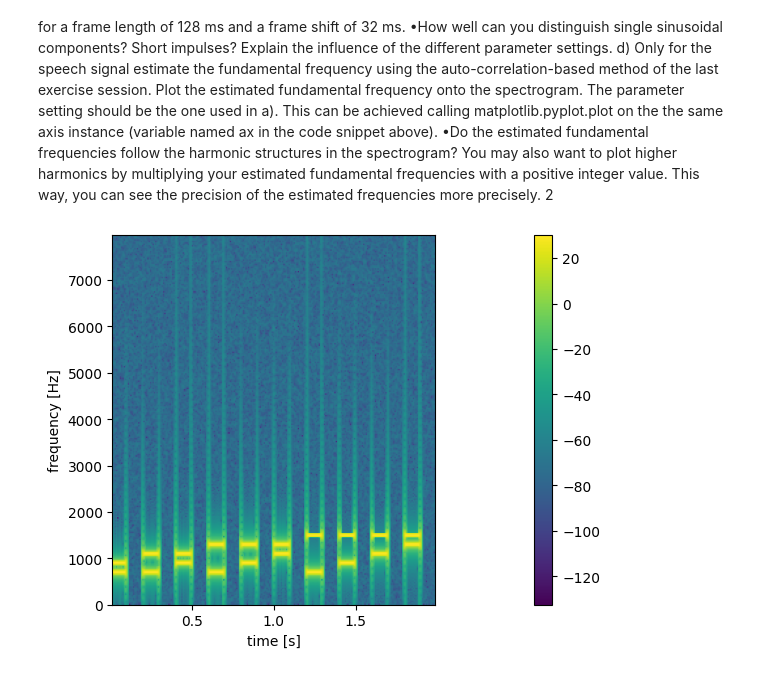
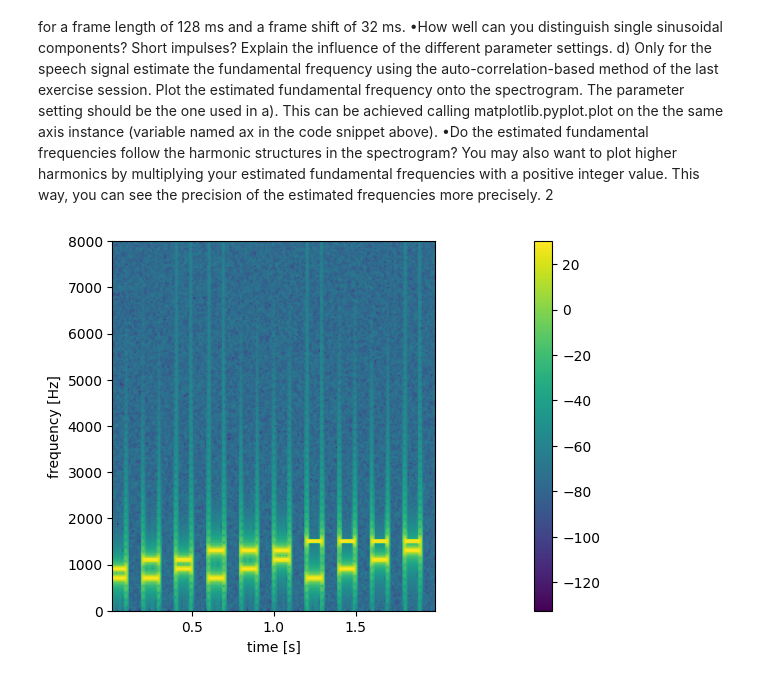
Before and after one commit to leorehm/ssv, a Jupyter notebook: Exercise2/exercise2.ipynb, the cells around one changed output. Saved outputs shown, nothing was run; the diff lists cells and outputs as text; code cells hidden in the pictures.

```diff
--- a/Exercise2/exercise2.ipynb
+++ b/Exercise2/exercise2.ipynb
@@ -33,7 +33,7 @@ def compute_stft(
     if len(v_analysis_window) != samples_per_frame:
         raise ValueError("v_analysis_window invalid length")
     # 1. Split the time domain signal into overlapping blocks
-    m_frames, v_time_frames = my_windowing(v_signal, fs, frame_length, frame_shift)
+    m_frames, v_time = my_windowing(v_signal, fs, frame_length, frame_shift)
     # 2. Apply the analysis window to each segment of the time domain signal
     m_frames = m_frames * v_analysis_window # ifftshift ?
     # 3. Use the fft function provided by np.fft to compute the DFT for each windowed segment
@@ -53,14 +53,17 @@ def compute_stft(
     rfft = np.fft.rfft(m_frames, axis=1)
     np.testing.assert_array_almost_equal(m_stft, rfft)
 
-    return m_stft
+    # calculate v_freq
+    v_freq = fs * (np.arange(samples_per_frame/2 + 1) / samples_per_frame)
+
+    return m_stft, v_freq, v_time
 
 y, sr = librosa.load(wave_files[0], sr=None)
 
 samples_per_frame = int(sr * 32 / 1000)
 v_analysis_window = get_window("hann", samples_per_frame, True)
 
-m_stft = compute_stft(y, sr, 32, 8, v_analysis_window)
+m_stft, v_freq, v_time = compute_stft(y, sr, 32, 8, v_analysis_window)
 # %% [markdown]
 *Why are the computed spectra complex conjugate symmetric?*
 
@@ -129,36 +132,39 @@ positive integer value. This way, you can see the precision of the estimated fre
 # %%
 import matplotlib.pyplot as plt
 
+%matplotlib widget
 
-def plot_log_magnitude(m_stft: np.ndarray, v_time: np.ndarray):
-    num_points = m_stft.shape[1]
-    v_freq = np.fft.rfftfreq(num_points, d=1/sr)
-
-    fig = plt.figure()
-    ax = fig.add_subplot(111)
+def plot_log_magnitude(m_stft: np.ndarray, v_freq: np.ndarray, v_time: np.ndarray):
+    fig, ax = plt.subplots()
+    # ax = fig.add_subplot(111)
     ax.set_ylabel("frequency [Hz]")
     ax.set_xlabel("time [s]")
     im = ax.imshow(
         10 * np.log10(np.maximum(np.square(np.abs(m_stft.T)), 10 ** (-15))),
         cmap="viridis",
         origin="lower",
         extent=[v_time[0], v_time[-1], v_freq[0], v_freq[-1]],
         aspect="auto",
     )
     fig.colorbar(im, orientation="vertical", pad=0.2)
 
+    return fig
 
-y, sr = librosa.load(wave_files[0], sr=None)
+def plot_wrapper(filename):
+    y, sr = librosa.load(filename, sr=None)
 
-# Input Parameter
-frame_length_ms = 32
-frame_shift_ms = 8
-v_analysis_window = get_window("hann", int(sr * 32 / 1000), True)
+    frame_length_ms = 32
+    frame_shift_ms = 8
 
-m_frames, v_time_frames = my_windowing(y, sr, frame_length_ms, frame_shift_ms)
-m_stft = compute_stft(y, sr, 32, 8, v_analysis_window)
+    num_samples = int(sr * 32 / 1000)
+    v_analysis_window = get_window("hann", num_samples, True)
 
+    m_frames, v_time_frames = my_windowing(y, sr, frame_length_ms, frame_shift_ms)
+    m_stft, v_freq, v_time = compute_stft(y, sr, 32, 8, v_analysis_window)
 
-plot_log_magnitude(m_stft, v_time_frames)
+    fig = plot_log_magnitude(m_stft, v_freq, v_time)
+
+for file in wave_files:
+    plot_wrapper(file)
 # %% [output]
-[figure, old version]
+[figure, new version]
```
Also changed, not shown: 1 other file.
